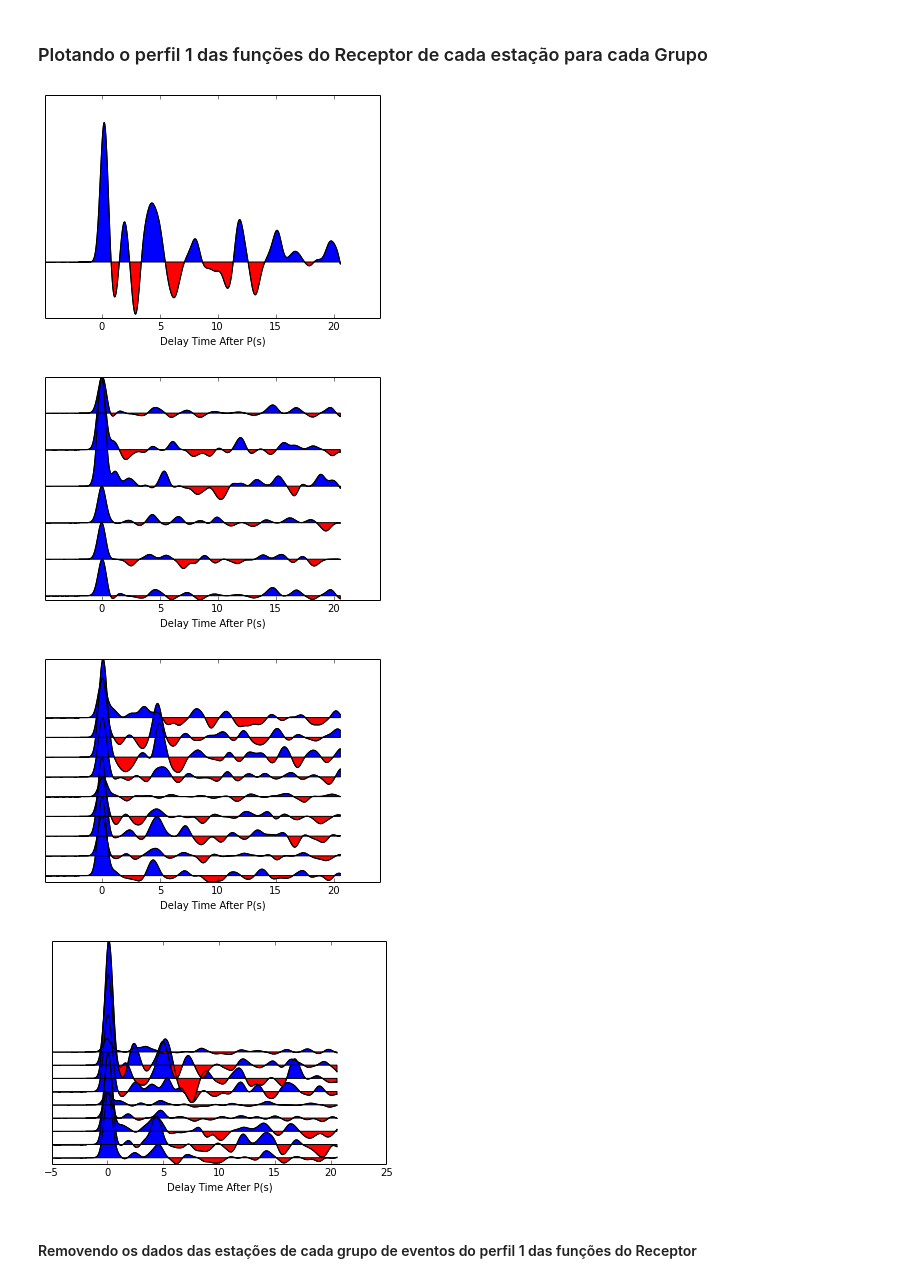
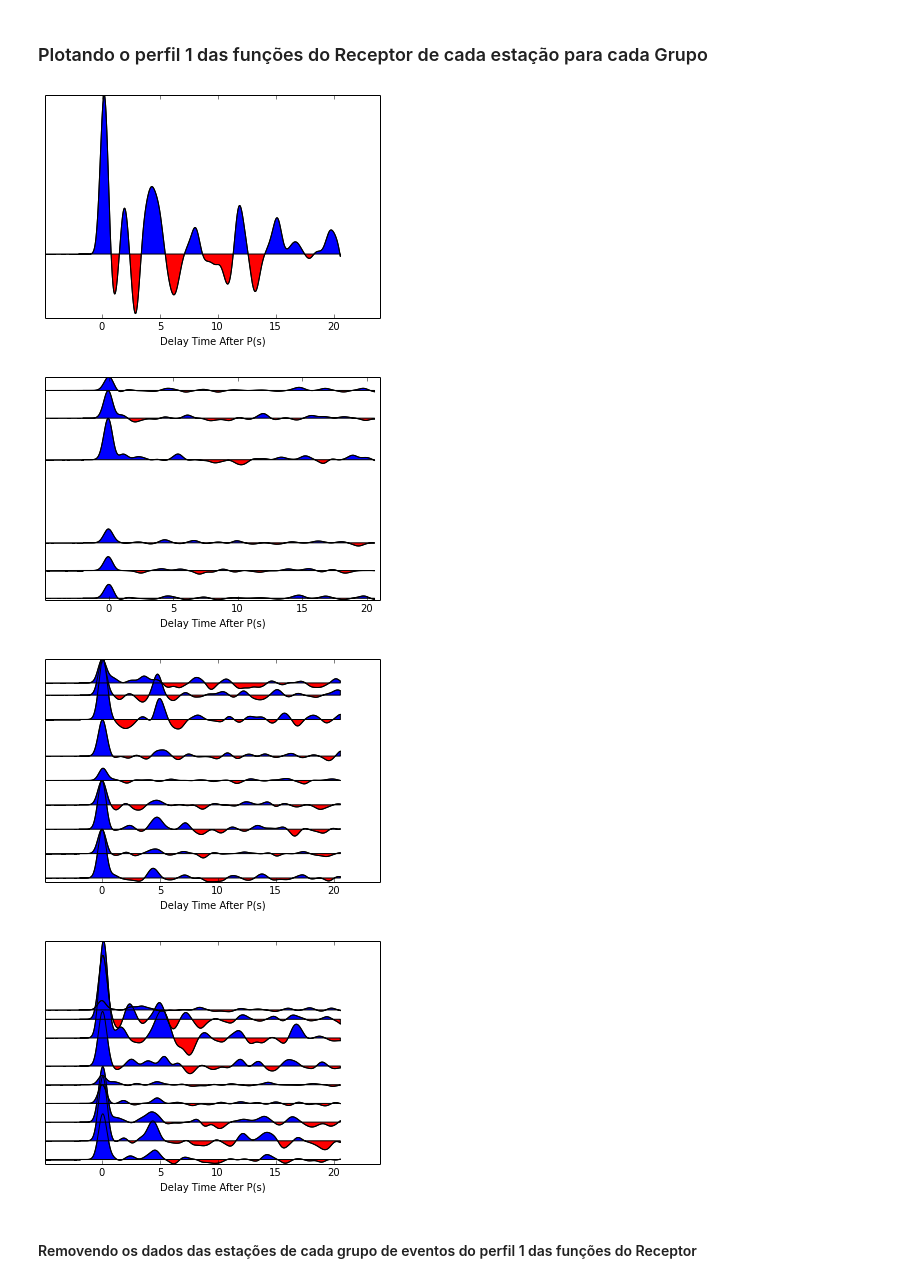
Before and after one commit to dIOGOLOC/projeto_mestrado, a Jupyter notebook: plotagem_perfil_estacoes.ipynb, the cells around one changed output. Drawn from its saved outputs; the diff is of its cells as text; code cells hidden in the pictures.

```diff
--- a/plotagem_perfil_estacoes.ipynb
+++ b/plotagem_perfil_estacoes.ipynb
@@ -85,10 +126,11 @@ NWgroup_time[k::] = [np.genfromtxt('/home/diogo/projeto_mestrado/'+i, delimiter=
 <h3>Plotando o perfil 1 das funções do Receptor de cada estação para cada Grupo</h3>
 # %%
 if NElist != []:
-   for i,j in enumerate(NEgroup_stack):
-        plt.plot(NEgroup_time[i]-5,i+j, 'k', linewidth=1)
-        plt.fill_between(NEgroup_time[i]-5,i+j,i, where=i+j>=i, facecolor='blue', interpolate=True)
-        plt.fill_between(NEgroup_time[i]-5,i+j,i, where=i+j<=i, facecolor='red', interpolate=True)
+    NEorglist = np.argsort([NE for NE in NEgroup_dist])
+    for i,j in enumerate(NEorglist):
+        plt.plot(NEgroup_time[i]-5,NEgroup_dist[i]+NEgroup_stack[i], 'k', linewidth=1)
+        plt.fill_between(NEgroup_time[i]-5,NEgroup_dist[i]+NEgroup_stack[i],NEgroup_dist[i], where = NEgroup_dist[i]+NEgroup_stack[i]>=NEgroup_dist[i], facecolor='blue', interpolate=True)
+        plt.fill_between(NEgroup_time[i]-5,NEgroup_dist[i]+NEgroup_stack[i],NEgroup_dist[i], where = NEgroup_dist[i]+NEgroup_stack[i]<=NEgroup_dist[i], facecolor='red', interpolate=True)
         #plt.xticks([])
         plt.yticks([])
         plt.xlim(-4.9,24)
@@ -96,27 +138,29 @@ if NElist != []:
         plt.xlabel('Delay Time After P(s)')
         plt.savefig('Perfil das Funções do Receptor - NE - Perfil 1.png',dpi=300)
 # %% [output]
-[figure, old version]
+[figure, new version]
 # %%
 if SElist != []:
-    for i,j in enumerate(SEgroup_stack):
-        plt.plot(SEgroup_time[i]-5,i+j, 'k', linewidth=1)
-        plt.fill_between(SEgroup_time[i]-5,i+j,i, where=i+j>=i, facecolor='blue', interpolate=True)
-        plt.fill_between(SEgroup_time[i]-5,i+j,i, where=i+j<=i, facecolor='red', interpolate=True)
+    SEorglist = np.argsort([SE for SE in SEgroup_dist])
+    for i,j in enumerate(SEorglist):
+        plt.plot(SEgroup_time[i]-5,SEgroup_dist[i]+SEgroup_stack[i], 'k', linewidth=1)
+        plt.fill_between(SEgroup_time[i]-5,SEgroup_dist[i]+SEgroup_stack[i],SEgroup_dist[i], where=SEgroup_dist[i]+SEgroup_stack[i]>=SEgroup_dist[i], facecolor='blue', interpolate=True)
+        plt.fill_between(SEgroup_time[i]-5,SEgroup_dist[i]+SEgroup_stack[i],SEgroup_dist[i], where=SEgroup_dist[i]+SEgroup_stack[i]<=SEgroup_dist[i], facecolor='red', interpolate=True)
         #plt.xticks([])
         plt.yticks([])
-        plt.xlim(-4.9,24)
+        plt.xlim(-4.9,21)
         #plt.ylim(-0.5,len(SElist))
         plt.xlabel('Delay Time After P(s)')
         plt.savefig('Perfil das Funções do Receptor - SE - Perfil 1.png',dpi=300)
 # %% [output]
-[figure, old version]
+[figure, new version]
 # %%
 if SWlist != []:
-    for i,j in enumerate(SWgroup_stack):
-        plt.plot(SWgroup_time[i]-5,i+j, 'k', linewidth=1)
-        plt.fill_between(SWgroup_time[i]-5,i+j,i, where=i+j>=i, facecolor='blue', interpolate=True)
-        plt.fill_between(SWgroup_time[i]-5,i+j,i, where=i+j<=i, facecolor='red', interpolate=True)
+    SWorglist = np.argsort([SW for SW in SWgroup_dist])
+    for i,j in enumerate(SWgroup_dist):
+        plt.plot(SWgroup_time[i]-5,SWgroup_dist[i]+SWgroup_stack[i], 'k', linewidth=1)
+        plt.fill_between(SWgroup_time[i]-5,SWgroup_dist[i]+SWgroup_stack[i],SWgroup_dist[i], where=SWgroup_dist[i]+SWgroup_stack[i]>=SWgroup_dist[i], facecolor='blue', interpolate=True)
+        plt.fill_between(SWgroup_time[i]-5,SWgroup_dist[i]+SWgroup_stack[i],SWgroup_dist[i], where=SWgroup_dist[i]+SWgroup_stack[i]<=SWgroup_dist[i], facecolor='red', interpolate=True)
         #plt.xticks([])
         plt.yticks([])
         plt.xlim(-4.9,24)
@@ -124,21 +168,22 @@ if SWlist != []:
         plt.xlabel('Delay Time After P(s)')
         plt.savefig('Perfil das Funções do Receptor - SW - Perfil 1.png',dpi=300)
 # %% [output]
-[figure, old version]
+[figure, new version]
 # %%
 if NWlist != []:
-    for i,j in enumerate(NWgroup_stack):
-        plt.plot(NWgroup_time[i]-5,i+j, 'k', linewidth=1)
-        plt.fill_between(NWgroup_time[i]-5,i+j,i, where=i+j>=i, facecolor='blue', interpolate=True)
-        plt.fill_between(NWgroup_time[i]-5,i+j,i, where=i+j<=i, facecolor='red', interpolate=True)
+    NWorglist = np.argsort([NW for NW in NWgroup_dist])
+    for i,j in enumerate(NWgroup_dist):
+        plt.plot(NWgroup_time[i]-5,NWgroup_dist[i]+NWgroup_stack[i], 'k', linewidth=1)
+        plt.fill_between(NWgroup_time[i]-5,NWgroup_dist[i]+NWgroup_stack[i],NWgroup_dist[i], where=NWgroup_dist[i]+NWgroup_stack[i]>=NWgroup_dist[i], facecolor='blue', interpolate=True)
+        plt.fill_between(NWgroup_time[i]-5,NWgroup_dist[i]+NWgroup_stack[i],NWgroup_dist[i], where=NWgroup_dist[i]+NWgroup_stack[i]<=NWgroup_dist[i], facecolor='red', interpolate=True)
         #plt.xticks([])
         plt.yticks([])
-        #plt.xlim(-4.9,24)
+        plt.xlim(-4.9,24)
         #plt.ylim(-0.5,len(NWlist))
         plt.xlabel('Delay Time After P(s)')
         plt.savefig('Perfil das Funções do Receptor - NW - Perfil 1.png',dpi=300)
 # %% [output]
-[figure, old version]
+[figure, new version]
 # %% [markdown]
 <h4>Removendo  os dados das estações de cada grupo de eventos do perfil 1 das funções do Receptor</h4>
 # %%
```
Also changed, not shown: parts of 31 cells of this notebook.
